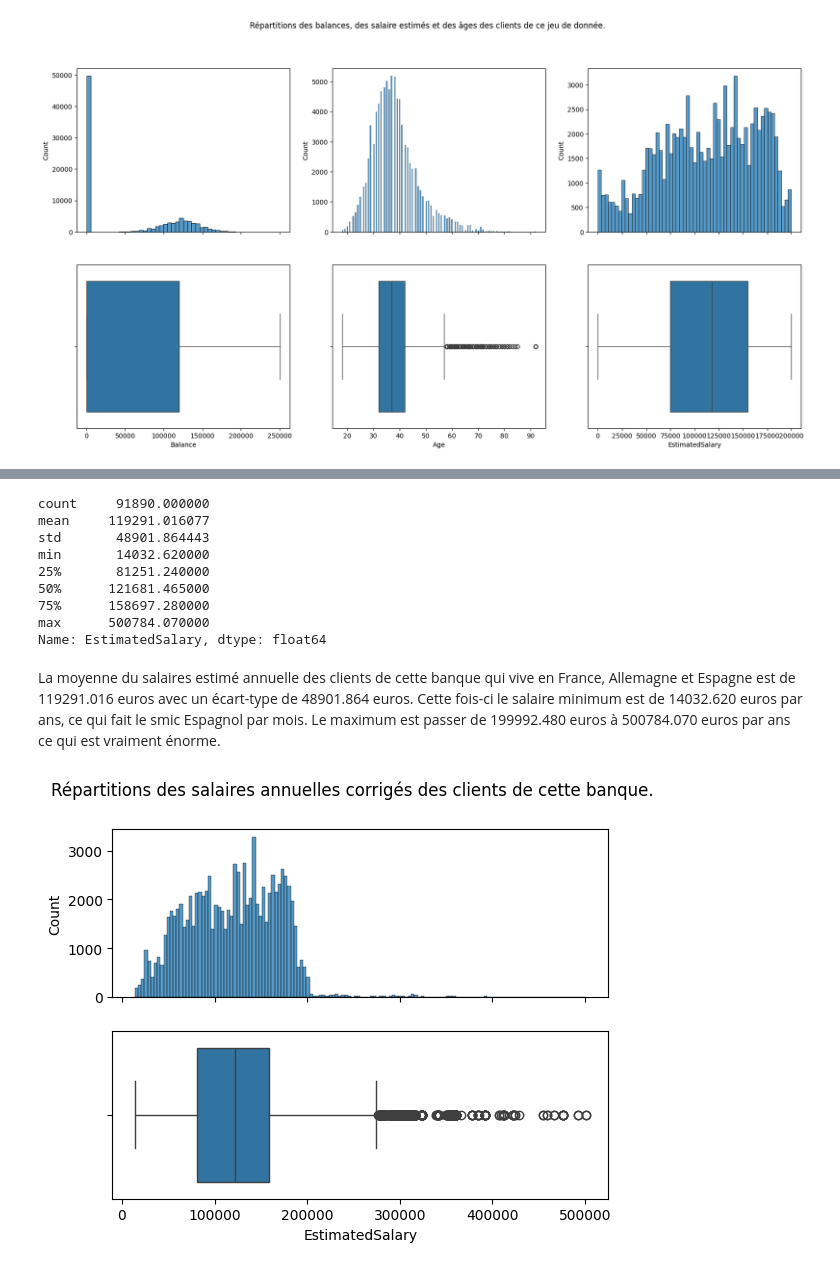
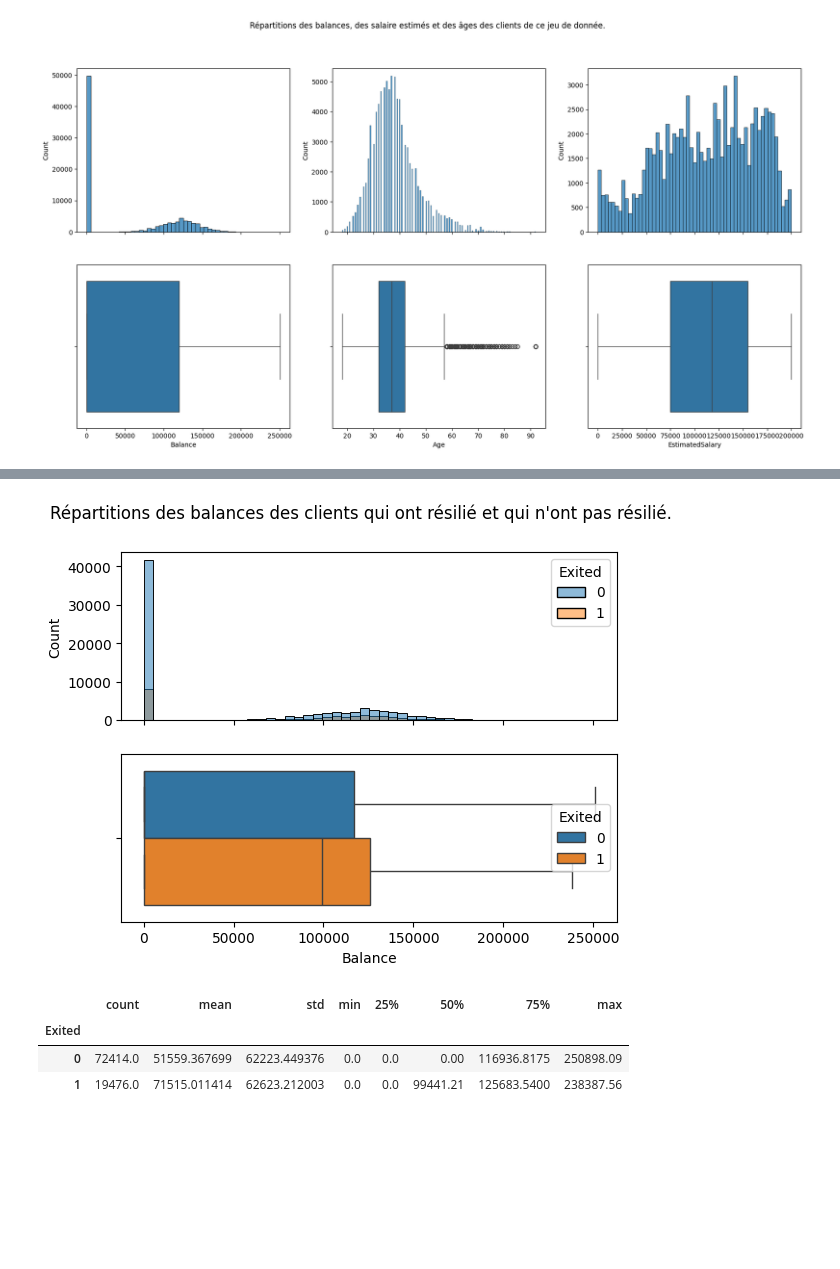
Before and after one commit to fmazur57u/Bank-churn, a Jupyter notebook: bankChurn/src/bankchurn/projet_bank_churn.ipynb, the cells around one changed output, grey strips where cells are left out. Saved outputs shown, nothing was run; the diff lists cells and outputs as text; code cells hidden in the pictures; blank space fills up the shorter version.

```diff
--- a/bankChurn/src/bankchurn/projet_bank_churn.ipynb
+++ b/bankChurn/src/bankchurn/projet_bank_churn.ipynb
@@ -192,25 +198,0 @@ On voit une bar avec une loi normale pour la balance. On voit que la plupart des
-# %%
-def correst_salary(df):
-    condition_list = [
-            #Salaire horaire
-            (df["EstimatedSalary"] < 125) & (df["Geography"] == "France"),
-            (df["EstimatedSalary"] < 125) & (df["Geography"] == "Germany"),
-            (df["EstimatedSalary"] < 125) & (df["Geography"] == "Spain"),
-
-            #Salaire journalier
-            (df["Geography"] == "France") & (df["EstimatedSalary"] >= 125) & (df["EstimatedSalary"] < 1709),
-            (df["Geography"] == "Germany") & (df["EstimatedSalary"] >= 125) & (df["EstimatedSalary"] < 2200),
-            (df["Geography"] == "Spain") & (df["EstimatedSalary"] >= 125) & (df["EstimatedSalary"] < 1167),
-
-            #Salaire mensuel
-            ((df["Geography"] == "France") & (df["EstimatedSalary"] >= 1709) & (df["EstimatedSalary"] < 1709 * 12)) |
-            ((df["Geography"] == "Germany") & (df["EstimatedSalary"] >= 2200) & (df["EstimatedSalary"] < 2200 * 12)) |
-            ((df["Geography"] == "Spain") & (df["EstimatedSalary"] >= 1167) & (df["EstimatedSalary"] < 1167 * 12))
-    ]
-    choicelist = [1607, 1832, 1826, 230, 229, 228, 12]
-    df["EstimatedSalary"] *= np.select(condition_list, choicelist, default = 1)
-    return df
-
-observation_set = correst_salary(observation_set)
-confirmation_set = correst_salary(confirmation_set)
-observation_set
@@ -231,22 +199,14 @@ observation_set
-# %%
-observation_set["EstimatedSalary"].describe()
-# %% [output]
-count     91890.000000
-mean     119291.016077
-std       48901.864443
-min       14032.620000
-25%       81251.240000
-50%      121681.465000
-75%      158697.280000
-max      500784.070000
-Name: EstimatedSalary, dtype: float64
-# %% [markdown]
-La moyenne du salaires estimé annuelle des clients de cette banque qui vive en France, Allemagne et Espagne est de 119291.016 euros avec un écart-type de 48901.864 euros. Cette fois-ci le salaire minimum est de 14032.620 euros par ans, ce qui fait le smic Espagnol par mois. Le maximum est passer de 199992.480 euros à 500784.070 euros par ans ce qui est vraiment énorme.
 # %%
 fig, ax = plt.subplots(2, 1, sharex=True)
-plt.suptitle("Répartitions des salaires annuelles corrigés des clients de cette banque.")
-sns.histplot(observation_set, x="EstimatedSalary", ax=ax[0])
-sns.boxplot(observation_set, x="EstimatedSalary", ax=ax[1])
+plt.suptitle("Répartitions des balances des clients qui ont résilié et qui n'ont pas résilié.")
+sns.histplot(observation_set, x="Balance", hue = "Exited", ax=ax[0])
+sns.boxplot(observation_set, x="Balance", hue = "Exited", ax=ax[1])
 plt.show()
+
+observation_set.groupby("Exited")["Balance"].describe()
 # %% [output]
-[figure, old version]
+[figure, new version]
+|  | count | mean | std | min | 25% | 50% | 75% | max |
+| Exited |  |  |  |  |  |  |  |  |
+| 0 | 72414.0 | 51559.367699 | 62223.449376 | 0.0 | 0.0 | 0.00 | 116936.8175 | 250898.09 |
+| 1 | 19476.0 | 71515.011414 | 62623.212003 | 0.0 | 0.0 | 99441.21 | 125683.5400 | 238387.56 |
```
Also changed, not shown: parts of 8 cells of this notebook.
